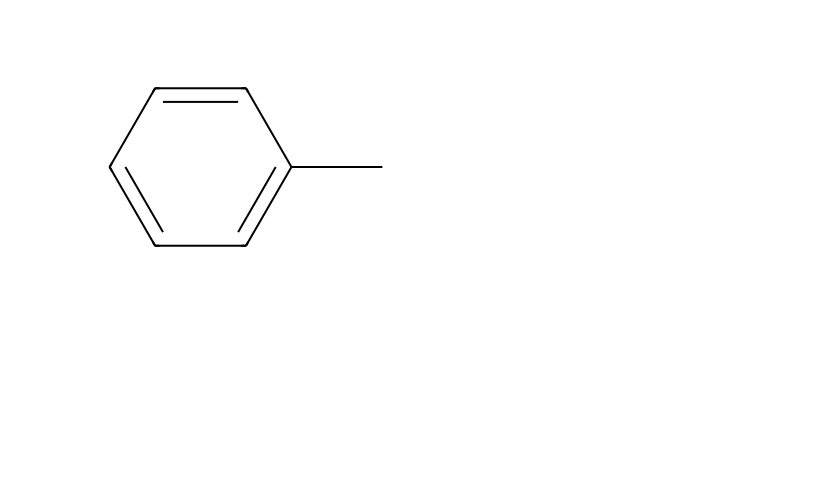
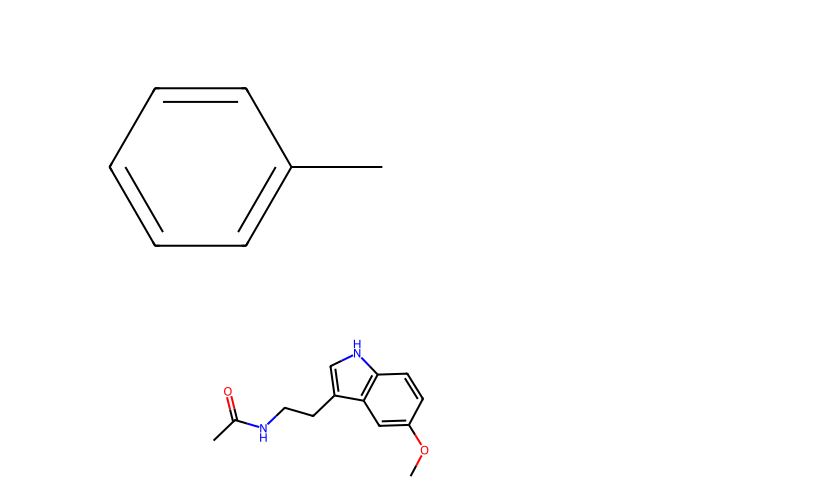
Before and after one commit to lfer9980/tesis, a Jupyter notebook: rdkit.ipynb, the cells around one changed output. Saved outputs shown, nothing was run; the diff lists cells and outputs as text; code cells hidden in the pictures; blank space fills up the shorter version.

```diff
--- a/rdkit.ipynb
+++ b/rdkit.ipynb
@@ -29,3 +38,9 @@ img = Draw.MolToImage(m)
 img
 # %% [output]
 [figure]
+# %%
+""" molecula de melatonina """
+m = Chem.MolFromSmiles('CC(=O)NCCC1=CNc2c1cc(OC)cc2')
+m
+# %% [output]
+[figure, added]
```
Also changed, not shown: parts of 11 cells of this notebook.
